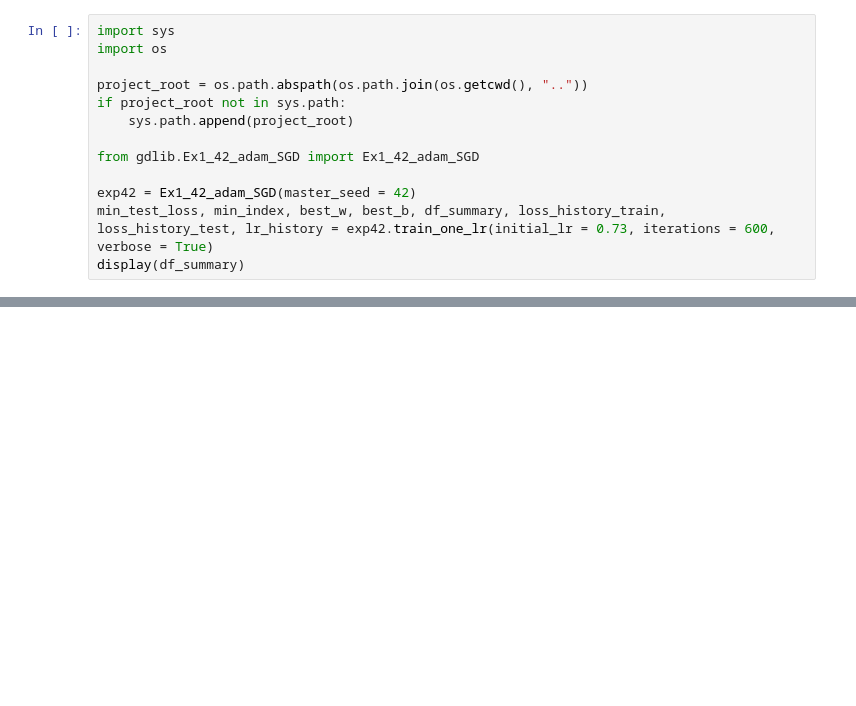
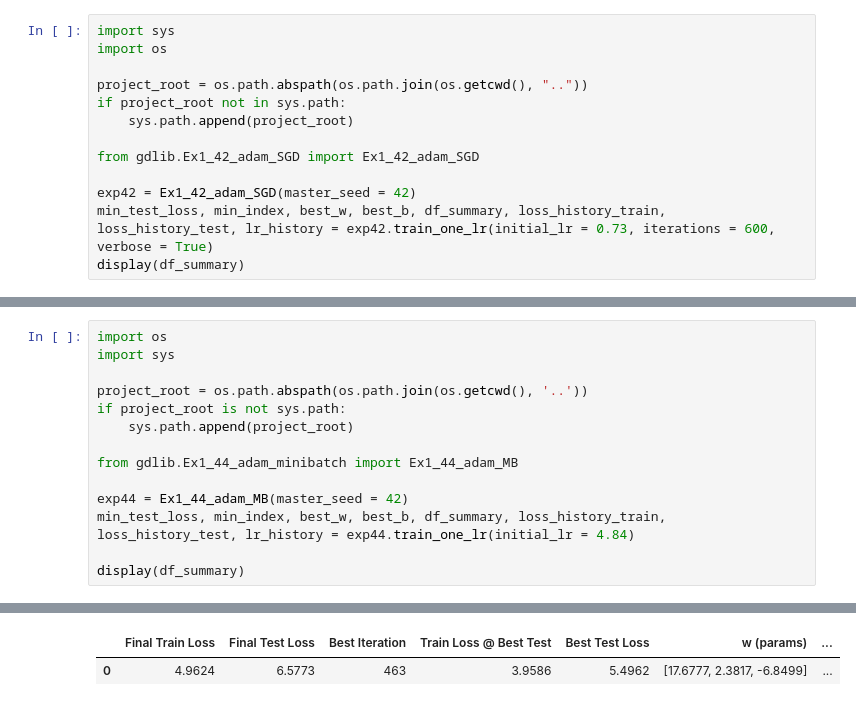
Before and after one commit to Mignon22/GradientDescentLab, a Jupyter notebook: notebooks/run_experiment.ipynb, the cells around one changed output, grey strips where cells are left out. Cells and saved outputs as stored; diff of their text form; blank space fills up the shorter version.

```diff
--- a/notebooks/run_experiment.ipynb
+++ b/notebooks/run_experiment.ipynb
@@ -46,0 +28,15 @@ Iteration 599 : w = [17.3079  2.2444 -6.7086], b = 42.7374, Train Loss = 4.1757,
+# %%
+import os
+import sys
+
+project_root = os.path.abspath(os.path.join(os.getcwd(), '..'))
+if project_root is not sys.path:
+    sys.path.append(project_root)
+
+from gdlib.Ex1_44_adam_minibatch import Ex1_44_adam_MB
+
+exp44 = Ex1_44_adam_MB(master_seed = 42)
+min_test_loss, min_index, best_w, best_b, df_summary, loss_history_train, loss_history_test, lr_history = exp44.train_one_lr(initial_lr = 4.84)
+
+display(df_summary)
+# %% [output]
@@ -46,0 +59,2 @@ Iteration 599 : w = [17.3079  2.2444 -6.7086], b = 42.7374, Train Loss = 4.1757,
+|  | Final Train Loss | Final Test Loss | Best Iteration | Train Loss @ Best Test | Best Test Loss | w (params) | ... |
+| 0 | 4.9624 | 6.5773 | 463 | 3.9586 | 5.4962 | [17.6777, 2.3817, -6.8499] | ... |
```
Also changed, not shown: parts of 2 cells of this notebook, 2 other files.
